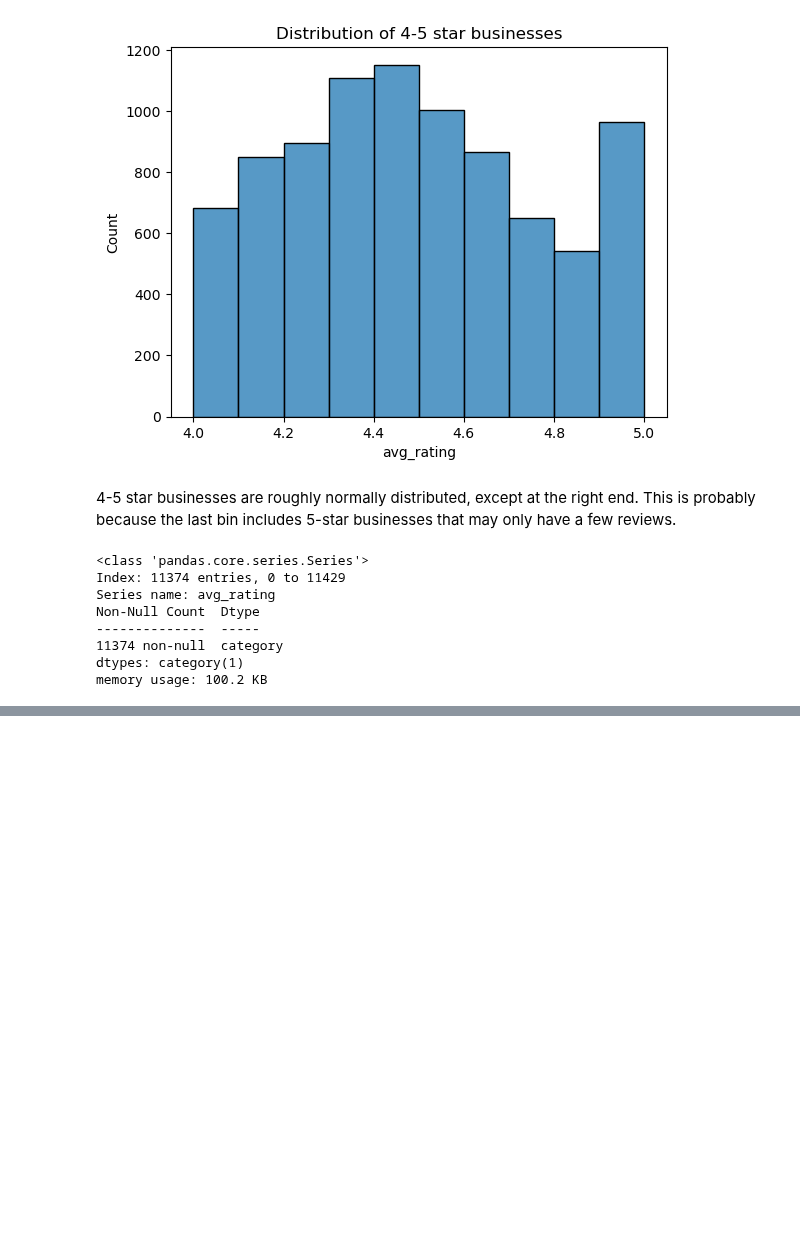
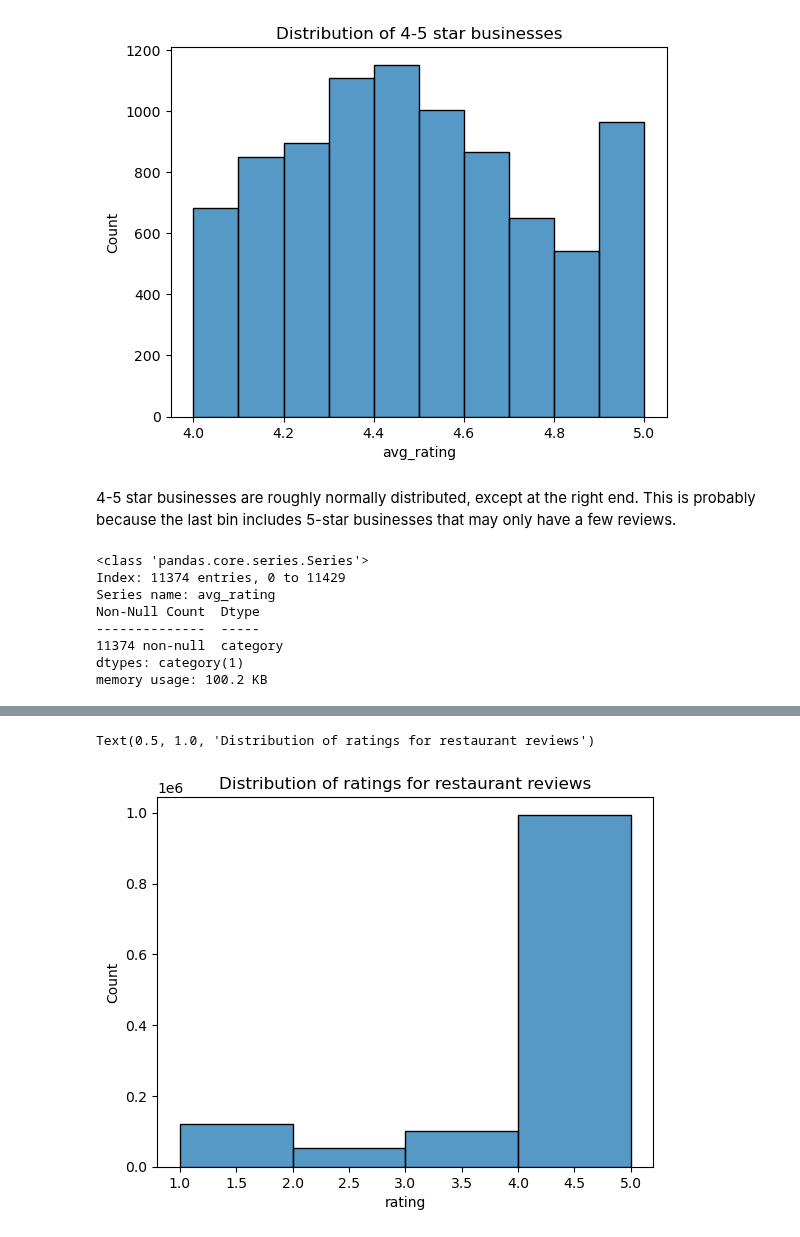
Before and after one commit to jotyot/rate-review, a Jupyter notebook: eda.ipynb, the cells around one changed output, grey strips where cells are left out. Cells and saved outputs as stored; diff of their text form; code cells hidden in the pictures; blank space fills up the shorter version.

Commit message:
More graphs

```diff
--- a/eda.ipynb
+++ b/eda.ipynb
@@ -193,0 +214,6 @@ memory usage: 100.2 KB
+# %%
+sns.histplot(data=reviews, x='rating', binw)
+plt.title('Distribution of ratings for restaurant reviews')
+# %% [output]
+Text(0.5, 1.0, 'Distribution of ratings for restaurant reviews')
+[figure, added]
```
Also changed, not shown: parts of 3 cells of this notebook.
